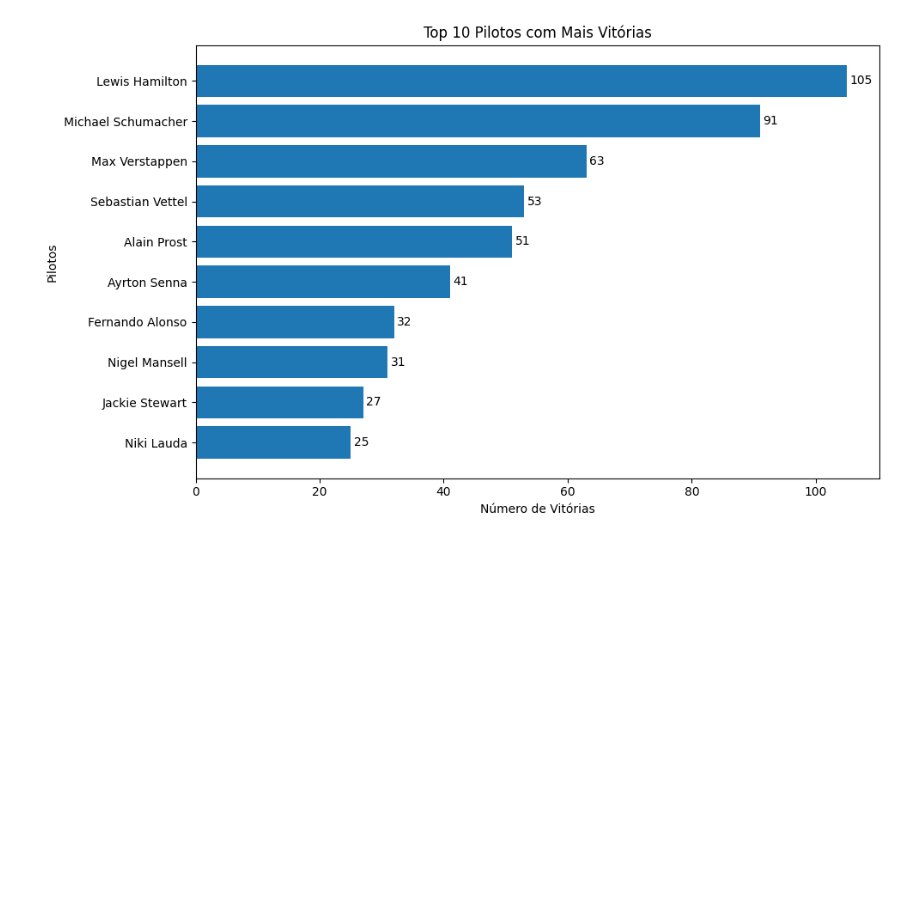
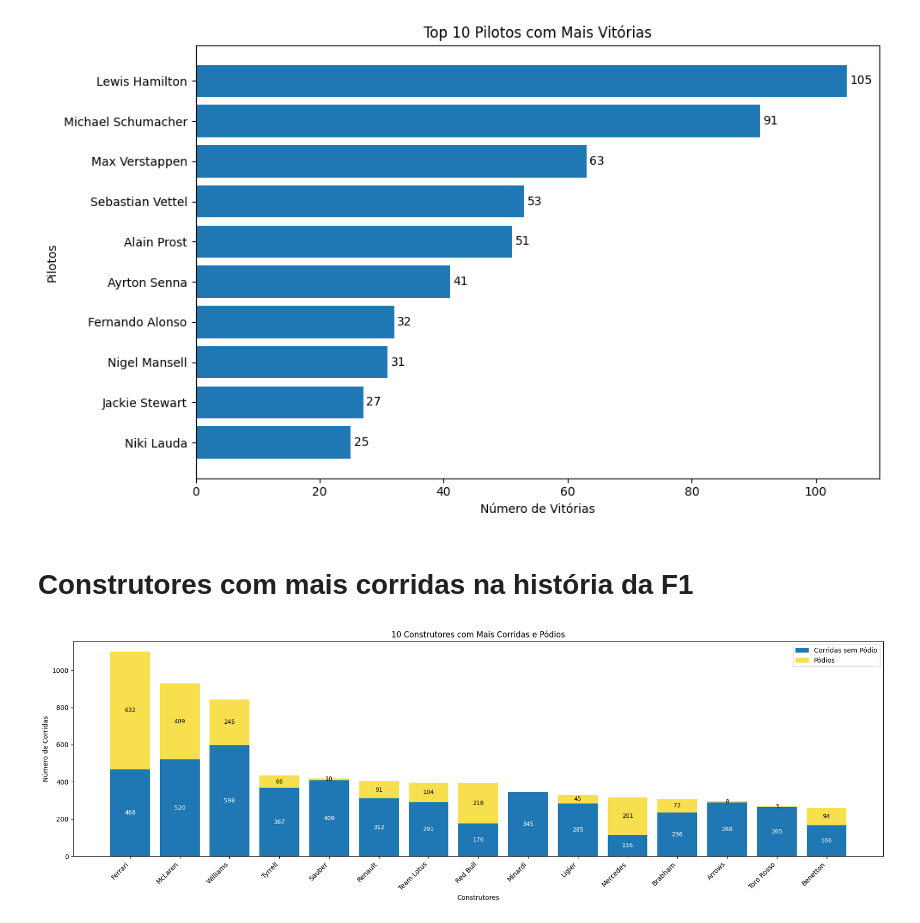
Before and after one commit to Bressane06/estudosPandas, a Jupyter notebook: notebooks/formula1-1950-2024/dadosGeraisF1.ipynb, the cells around one changed output. Drawn from its saved outputs; the diff is of its cells as text; code cells hidden in the pictures; blank space fills up the shorter version.

Commit message:
Adicionando corridas dos construtores

```diff
--- a/notebooks/formula1-1950-2024/dadosGeraisF1.ipynb
+++ b/notebooks/formula1-1950-2024/dadosGeraisF1.ipynb
@@ -51,3 +51,49 @@ plt.tight_layout()
 plt.show()
 # %% [output]
 [figure]
+# %% [markdown]
+# Construtores com mais corridas na história da F1
+# %%
+dfPodios = dfResultadosCorrida[dfResultadosCorrida['positionOrder'].isin([1, 2, 3])]
+
+# Apenas 1 por equipe por corrida (mesmo que os dois carros subam ao pódio, conta uma vez só)
+dfPodiosEquipe = dfPodios.drop_duplicates(subset=['constructorId', 'raceId'])
+dfPodiunsCount = dfPodiosEquipe.groupby('constructorId').size().reset_index(name='Podios')
+
+dfCorridasEquipe = dfResultadosCorrida.drop_duplicates(subset=['constructorId', 'raceId'])
+dfCorridasCount = dfCorridasEquipe.groupby('constructorId').size().reset_index(name='Corridas')
+
+dfEstatisticasConstrutores = dfCorridasCount.merge(dfPodiunsCount, on='constructorId', how='left')
+dfEstatisticasConstrutores['Podios'] = dfEstatisticasConstrutores['Podios'].fillna(0).astype(int)
+
+dfEstatisticasConstrutores = dfEstatisticasConstrutores.merge(dfConstrutores[['constructorId', 'name', 'nationality']], on='constructorId', how='left')
+dfEstatisticasConstrutores = dfEstatisticasConstrutores.sort_values(by='Corridas', ascending=False)
+dfEstatisticasConstrutores = dfEstatisticasConstrutores.head(15) # Alterar aqui a quantidade no gráfico
+
+#plot
+plt.figure(figsize=(len(dfEstatisticasConstrutores) * 1.2, 6))
+
+names = dfEstatisticasConstrutores['name'].values
+sem_podio = (dfEstatisticasConstrutores['Corridas'] - dfEstatisticasConstrutores['Podios']).values
+com_podio = dfEstatisticasConstrutores['Podios'].values
+
+bar1 = plt.bar(names, sem_podio, label='Corridas sem Pódio')
+bar2 = plt.bar(names, com_podio, bottom=sem_podio, label='Pódios', color="#F8DF4E")
+
+# Adicionando rótulos nas barras
+for i in range(len(names)):
+    if sem_podio[i] > 0:
+        plt.text(i, sem_podio[i] / 2, str(sem_podio[i]), ha='center', va='center', color="#FFFFFF", fontsize=9)
+
+    if com_podio[i] > 0:
+        plt.text(i, sem_podio[i] + com_podio[i] / 2, str(com_podio[i]), ha='center', va='center', color="#000000", fontsize=9)
+
+plt.xticks(rotation=45, ha='right')
+plt.title('10 Construtores com Mais Corridas e Pódios')
+plt.xlabel('Construtores')
+plt.ylabel('Número de Corridas')
+plt.legend()
+plt.tight_layout()
+plt.show()
+# %% [output]
+[figure, added]
```
Also changed, not shown: 3 other files.
